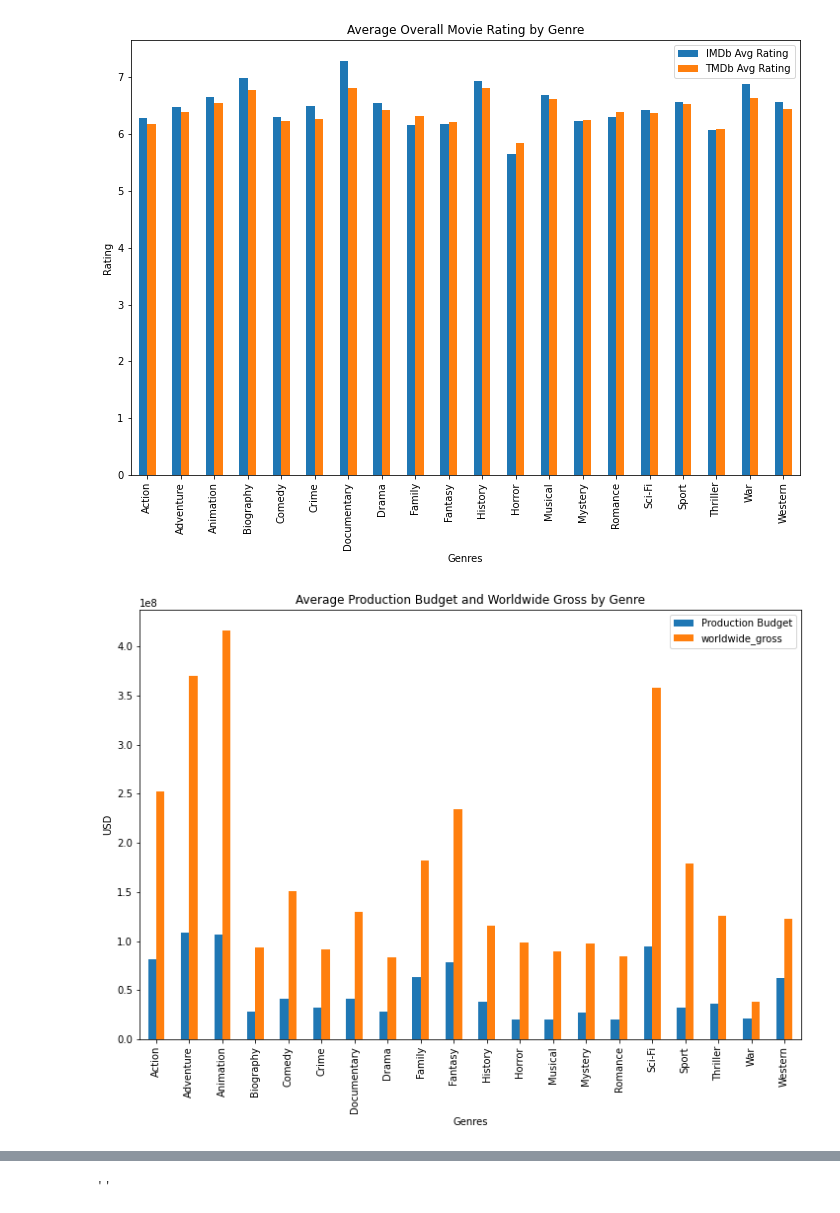
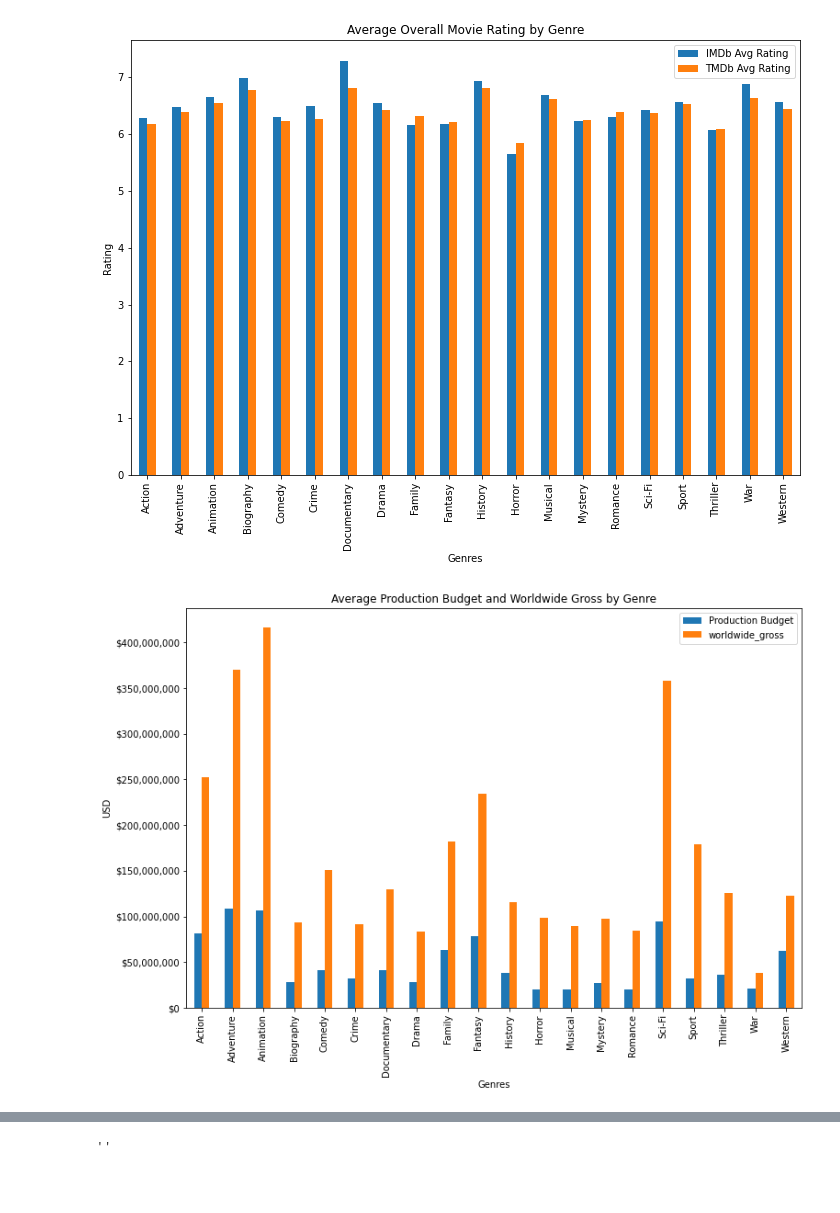
Before and after one commit to jacrivera/AI-Academy-Semester-1-Capstone-Group-5, a Jupyter notebook: Jack-personal-workbook1.ipynb, the cells around one changed output, grey strips where cells are left out. Saved outputs shown, nothing was run; the diff lists cells and outputs as text; code cells hidden in the pictures; blank space fills up the shorter version.

Commit message:
Fixed hypothesis testing/graph labeling

```diff
--- a/Jack-personal-workbook1.ipynb
+++ b/Jack-personal-workbook1.ipynb
@@ -231,8 +231,14 @@ master_df = master_df_genre.copy()
 # %%
 master_df["Domestic_Profit_margin"] = (master_df.domestic_gross - master_df.production_budget)/master_df.production_budget
 # %%
-master_df_genre_grp.mean().plot(figsize=(12,8),y=['production_budget','worldwide_gross'],kind='bar',xlabel='Genres',ylabel='USD', title='Average Production Budget and Worldwide Gross by Genre')
+yticks = ["$0", "$50,000,000", "$100,000,000","$150,000,000","$200,000,000","$250,000,000","$300,000,000","$350,000,000","$400,000,000",]
+
+ax = master_df_genre_grp.mean().plot(figsize=(12,8),y=['production_budget','worldwide_gross'],
+                                     kind='bar',xlabel='Genres',ylabel='USD', title='Average Production Budget and Worldwide Gross by Genre')
+
+
+ax.set_yticklabels(yticks)
 plt.legend(labels=['Production Budget','worldwide_gross']);
 # %% [output]
-[figure, old version]
+[figure, new version]
 # %%
```
Also changed, not shown: parts of 34 cells of this notebook.
